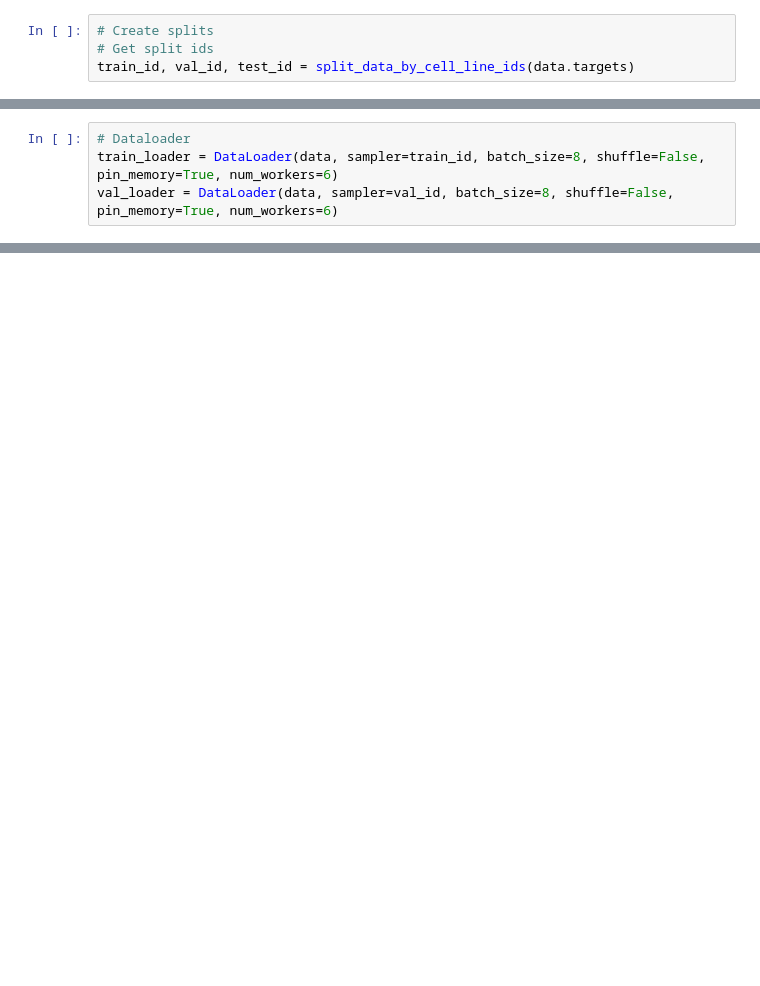
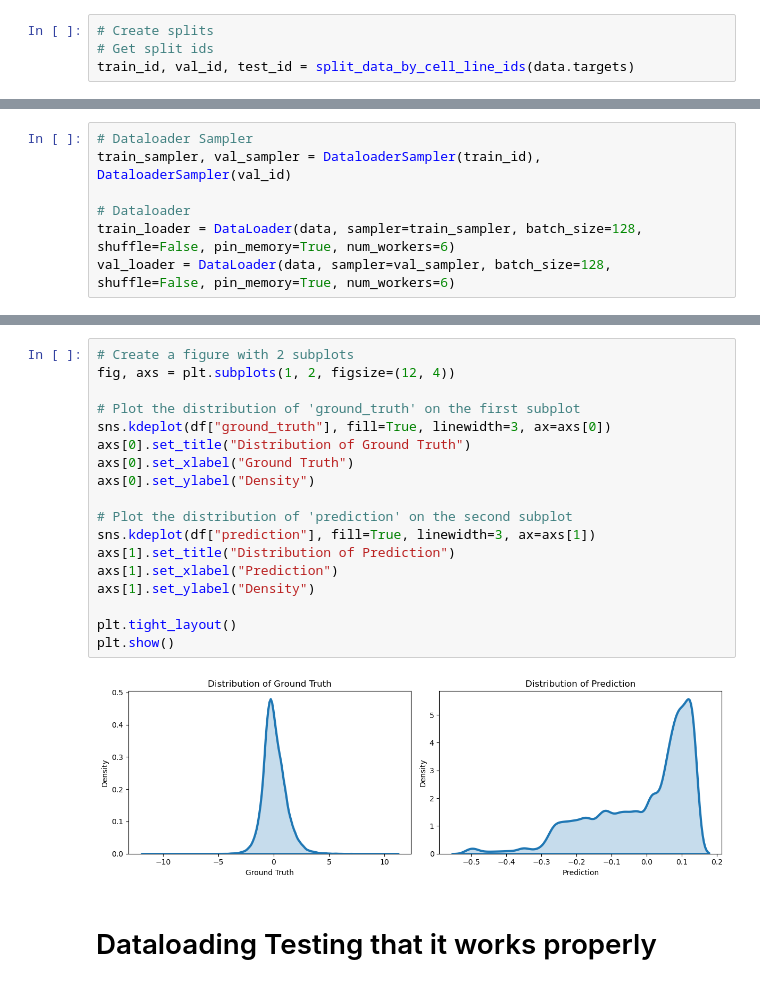
Before and after one commit to PhGK/NeurixAI, a Jupyter notebook: notebooks/training/minimal_train_example.ipynb, the cells around one changed output, grey strips where cells are left out. Drawn from its saved outputs; the diff is of its cells as text; blank space fills up the shorter version.

Commit message:
created minimal train examples

```diff
--- a/notebooks/training/minimal_train_example.ipynb
+++ b/notebooks/training/minimal_train_example.ipynb
@@ -31,6 +42,9 @@ standardize_molecular_data_inplace(data, train_id, val_id, test_id)
 # %%
+# Dataloader Sampler
+train_sampler, val_sampler = DataloaderSampler(train_id), DataloaderSampler(val_id)
+
 # Dataloader
-train_loader = DataLoader(data, sampler=train_id, batch_size=8, shuffle=False, pin_memory=True, num_workers=6)
-val_loader = DataLoader(data, sampler=val_id, batch_size=8, shuffle=False, pin_memory=True, num_workers=6)
+train_loader = DataLoader(data, sampler=train_sampler, batch_size=128, shuffle=False, pin_memory=True, num_workers=6)
+val_loader = DataLoader(data, sampler=val_sampler, batch_size=128, shuffle=False, pin_memory=True, num_workers=6)
 # %%
 # Train Loop
@@ -67,0 +215,22 @@ while epoch<1:
+# %%
+# Create a figure with 2 subplots
+fig, axs = plt.subplots(1, 2, figsize=(12, 4))
+
+# Plot the distribution of 'ground_truth' on the first subplot
+sns.kdeplot(df["ground_truth"], fill=True, linewidth=3, ax=axs[0])
+axs[0].set_title("Distribution of Ground Truth")
+axs[0].set_xlabel("Ground Truth")
+axs[0].set_ylabel("Density")
+
+# Plot the distribution of 'prediction' on the second subplot
+sns.kdeplot(df["prediction"], fill=True, linewidth=3, ax=axs[1])
+axs[1].set_title("Distribution of Prediction")
+axs[1].set_xlabel("Prediction")
+axs[1].set_ylabel("Density")
+
+plt.tight_layout()
+plt.show()
+# %% [output]
+[figure, added]
+# %% [markdown]
+# Dataloading Testing that it works properly
```
Also changed, not shown: parts of 18 cells of this notebook, 1 other file.
